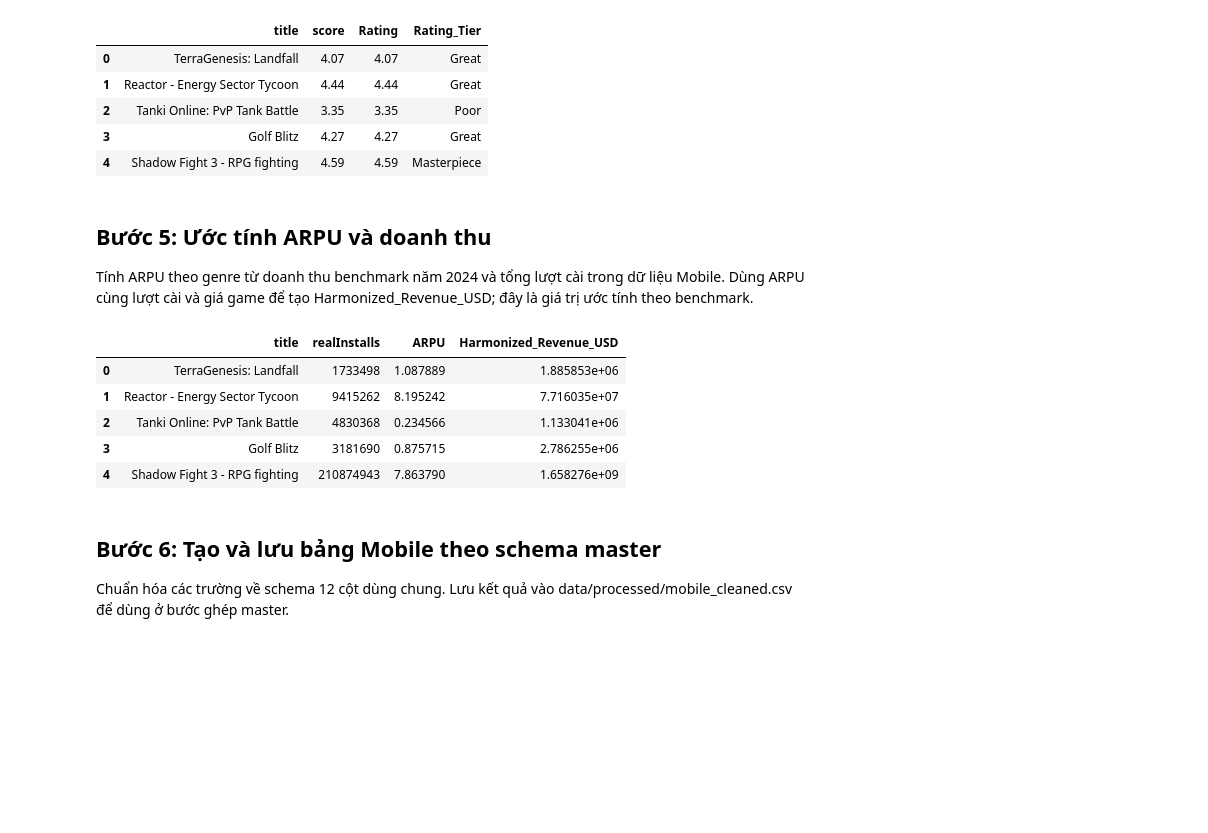
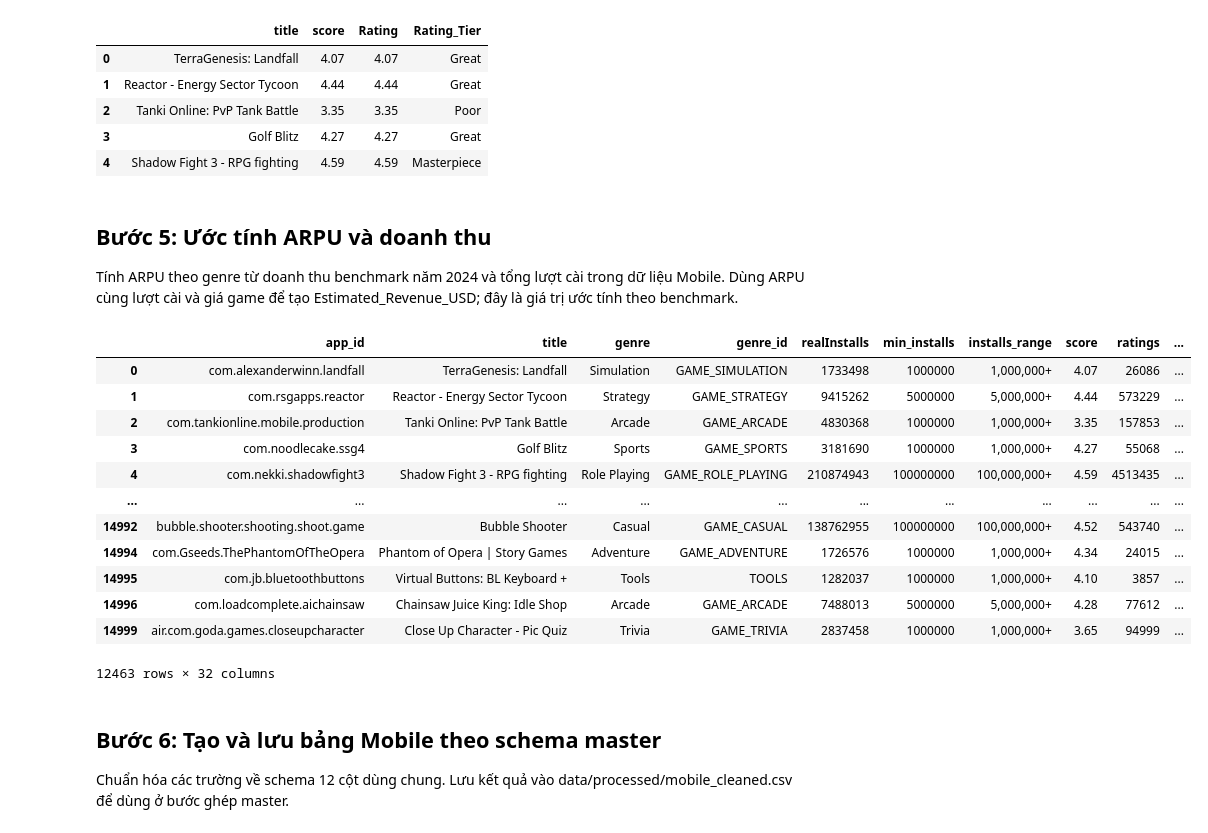
Before and after one commit to hoangle040706/Gaming-Market-Industry-Analytics, a Jupyter notebook: notebooks/etl/03_etl_mobile.ipynb, the cells around one changed output. Saved outputs shown, nothing was run; the diff lists cells and outputs as text; code cells hidden in the pictures; blank space fills up the shorter version.

```diff
--- a/notebooks/etl/03_etl_mobile.ipynb
+++ b/notebooks/etl/03_etl_mobile.ipynb
@@ -17,8 +17,8 @@ import numpy as np
 import os
 
 # Đường dẫn dữ liệu
-RAW_DATA_PATH = os.path.join('..', '..', 'data', 'raw', 'mobile_playstore_games_2000+.csv')
-GENRE_REV_PATH = os.path.join('..', '..', 'data', 'external', 'genre_revenue_2024_2025.csv')
+RAW_DATA_PATH = os.path.join('..', '..', 'data', 'raw', 'mobile_playstore_games_10000+.csv')
+ARPU_PATH = os.path.join('..', '..', 'data', 'processed', 'genre_arpu_benchmark.csv')
 REGION_REV_PATH = os.path.join('..', '..', 'data', 'external', 'revenue_by_region(2021 - 2025).csv')
 PROCESSED_REGION_PATH = os.path.join('..', '..', 'data', 'processed', 'revenue_by_region_cleaned.csv')
 PROCESSED_DATA_PATH = os.path.join('..', '..', 'data', 'processed', 'mobile_cleaned.csv')
@@ -32,7 +32,7 @@ Raw data path: ..\..\data\raw\mobile_playstore_games_2000+.csv
 Đọc dữ liệu Mobile cùng benchmark doanh thu theo genre. Loại game có rating bằng 0 hoặc thiếu năm phát hành để tránh đưa các bản ghi này vào phân tích rating và thời gian.
 # %%
 df_mobile = pd.read_csv(RAW_DATA_PATH)
-df_genre_rev = pd.read_csv(GENRE_REV_PATH)
+df_genre_rev = pd.read_csv(ARPU_PATH)
 
 # Loại game có rating bằng 0 hoặc thiếu/năm phát hành bằng 0 trước ETL.
 df_mobile["score"] = pd.to_numeric(df_mobile["score"], errors="coerce")
@@ -101,11 +101,12 @@ df_mobile['Rating'] = df_mobile['score']
 def assign_rating_tier(row):
       score = row.get('score', 0)
       ratings = row.get('ratings', 0)
-      if ratings < 100:
-            return 'Low Engagement'
 
       if score >= 4.5:
-            return 'Masterpiece'
+            if pd.notna(ratings) and ratings >= 100:
+                  return 'Masterpiece'
+            else:
+                  return 'Great'
       elif score >= 4.0:
             return 'Great'
       elif score >= 3.5:
@@ -125,32 +126,50 @@ df_mobile[['title', 'score', 'Rating', 'Rating_Tier']].head()
 # %% [markdown]
 ## Bước 5: Ước tính ARPU và doanh thu
 
-Tính ARPU theo genre từ doanh thu benchmark năm 2024 và tổng lượt cài trong dữ liệu Mobile. Dùng ARPU cùng lượt cài và giá game để tạo Harmonized_Revenue_USD; đây là giá trị ước tính theo benchmark.
+Tính ARPU theo genre từ doanh thu benchmark năm 2024 và tổng lượt cài trong dữ liệu Mobile. Dùng ARPU cùng lượt cài và giá game để tạo Estimated_Revenue_USD; đây là giá trị ước tính theo benchmark.
 # %%
 # Tính ARPU theo genre = doanh thu benchmark chia tổng lượt cài.
-genre_installs = df_mobile.groupby('Genre_Clean')['realInstalls'].sum()
-genre_rev_lookup = df_genre_rev.set_index('Genre')['Mobile_Revenue_2025_USD_Billion'] * 1e9
+genre_rev_lookup = df_genre_rev.set_index('Genre')['Revenue_per_Download_Mobile'].to_dict()
 
-arpu_dict = (genre_rev_lookup / genre_installs).dropna().to_dict()
-df_mobile['ARPU'] = df_mobile['Genre_Clean'].map(arpu_dict)
-unmatched = df_mobile.loc[df_mobile['ARPU'].isna(), 'Genre_Clean'].unique()
-if len(unmatched) > 0:
-    print(f"Genre chưa có ARPU trong benchmark: {unmatched}")
-
-df_mobile['IAP_Revenue_USD'] = (df_mobile['realInstalls'] * df_mobile['ARPU'])
+df_mobile['ARPU'] = df_mobile['Genre_Clean'].map(genre_rev_lookup).fillna(0)
+df_mobile['ARPU'] = df_mobile['ARPU'].fillna(df_genre_rev['Revenue_per_Download_Mobile'].median())
+df_mobile['IAP_Revenue_USD'] = np.where(
+    df_mobile['offersIAP'].eq(True),
+    df_mobile['realInstalls'] * df_mobile['ARPU'].fillna(0),
+    0.0
+)
 df_mobile['Paid_Revenue_USD'] = (df_mobile['price_usd'] * df_mobile['realInstalls'])
 
 # Ước tính doanh thu chuẩn hóa từ lượt cài, ARPU genre và giá game.
-df_mobile['Harmonized_Revenue_USD'] =  df_mobile['IAP_Revenue_USD'] + df_mobile['Paid_Revenue_USD']
+df_mobile['Estimated_Revenue_USD'] =  df_mobile['IAP_Revenue_USD'] + df_mobile['Paid_Revenue_USD']
 
-df_mobile[['title', 'realInstalls', 'ARPU', 'Harmonized_Revenue_USD']].head()
+# Tinh % tich luy theo developer
+dev_df = df_mobile.groupby('developer')['Estimated_Revenue_USD'].sum().reset_index()
+dev_df = dev_df.sort_values(by='Estimated_Revenue_USD', ascending = False)
+dev_df['Cumulative_Revenue'] = dev_df['Estimated_Revenue_USD'].cumsum()
+
+total_market_revenue = dev_df['Estimated_Revenue_USD'].sum()
+dev_df['Cumulative_Revenue_Pct'] = (dev_df['Cumulative_Revenue'] / total_market_revenue) * 100
+
+dev_cum_dict = dev_df.set_index('developer')['Cumulative_Revenue_Pct'].to_dict()
+df_mobile['Cumulative_Revenue_Pct'] = df_mobile['developer'].map(dev_cum_dict)
+
+df_mobile[['title', 'realInstalls', 'ARPU', 'Estimated_Revenue_USD']].head()
+df_mobile
 # %% [output]
-|  | title | realInstalls | ARPU | Harmonized_Revenue_USD |
-| 0 | TerraGenesis: Landfall | 1733498 | 1.087889 | 1.885853e+06 |
-| 1 | Reactor - Energy Sector Tycoon | 9415262 | 8.195242 | 7.716035e+07 |
-| 2 | Tanki Online: PvP Tank Battle | 4830368 | 0.234566 | 1.133041e+06 |
-| 3 | Golf Blitz | 3181690 | 0.875715 | 2.786255e+06 |
-| 4 | Shadow Fight 3 - RPG fighting | 210874943 | 7.863790 | 1.658276e+09 |
+|  | app_id | title | genre | genre_id | realInstalls | min_installs | installs_range | score | ratings | ... |
+| 0 | com.alexanderwinn.landfall | TerraGenesis: Landfall | Simulation | GAME_SIMULATION | 1733498 | 1000000 | 1,000,000+ | 4.07 | 26086 | ... |
+| 1 | com.rsgapps.reactor | Reactor - Energy Sector Tycoon | Strategy | GAME_STRATEGY | 9415262 | 5000000 | 5,000,000+ | 4.44 | 573229 | ... |
+| 2 | com.tankionline.mobile.production | Tanki Online: PvP Tank Battle | Arcade | GAME_ARCADE | 4830368 | 1000000 | 1,000,000+ | 3.35 | 157853 | ... |
+| 3 | com.noodlecake.ssg4 | Golf Blitz | Sports | GAME_SPORTS | 3181690 | 1000000 | 1,000,000+ | 4.27 | 55068 | ... |
+| 4 | com.nekki.shadowfight3 | Shadow Fight 3 - RPG fighting | Role Playing | GAME_ROLE_PLAYING | 210874943 | 100000000 | 100,000,000+ | 4.59 | 4513435 | ... |
+| ... | ... | ... | ... | ... | ... | ... | ... | ... | ... | ... |
+| 14992 | bubble.shooter.shooting.shoot.game | Bubble Shooter | Casual | GAME_CASUAL | 138762955 | 100000000 | 100,000,000+ | 4.52 | 543740 | ... |
+| 14994 | com.Gseeds.ThePhantomOfTheOpera | Phantom of Opera | Story Games | Adventure | GAME_ADVENTURE | 1726576 | 1000000 | 1,000,000+ | 4.34 | 24015 | ... |
+| 14995 | com.jb.bluetoothbuttons | Virtual Buttons: BL Keyboard + | Tools | TOOLS | 1282037 | 1000000 | 1,000,000+ | 4.10 | 3857 | ... |
+| 14996 | com.loadcomplete.aichainsaw | Chainsaw Juice King: Idle Shop | Arcade | GAME_ARCADE | 7488013 | 5000000 | 5,000,000+ | 4.28 | 77612 | ... |
+| 14999 | air.com.goda.games.closeupcharacter | Close Up Character - Pic Quiz | Trivia | GAME_TRIVIA | 2837458 | 1000000 | 1,000,000+ | 3.65 | 94999 | ... |
+12463 rows × 32 columns
 # %% [markdown]
 ## Bước 6: Tạo và lưu bảng Mobile theo schema master
 
```
Also changed, not shown: parts of 4 cells of this notebook, 14 other files.
